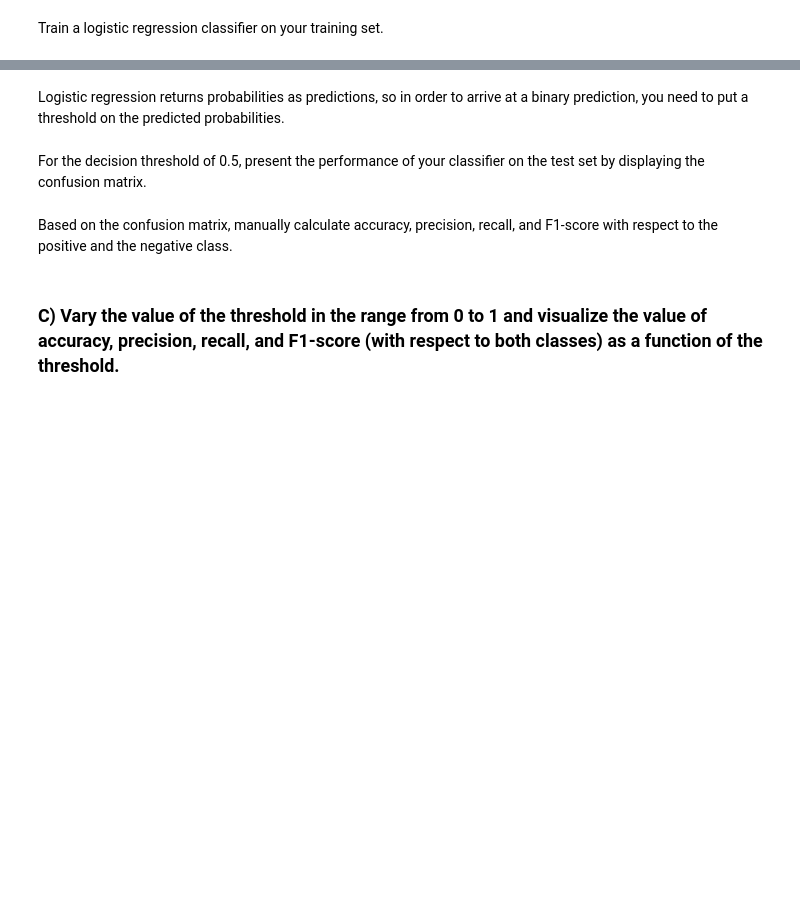
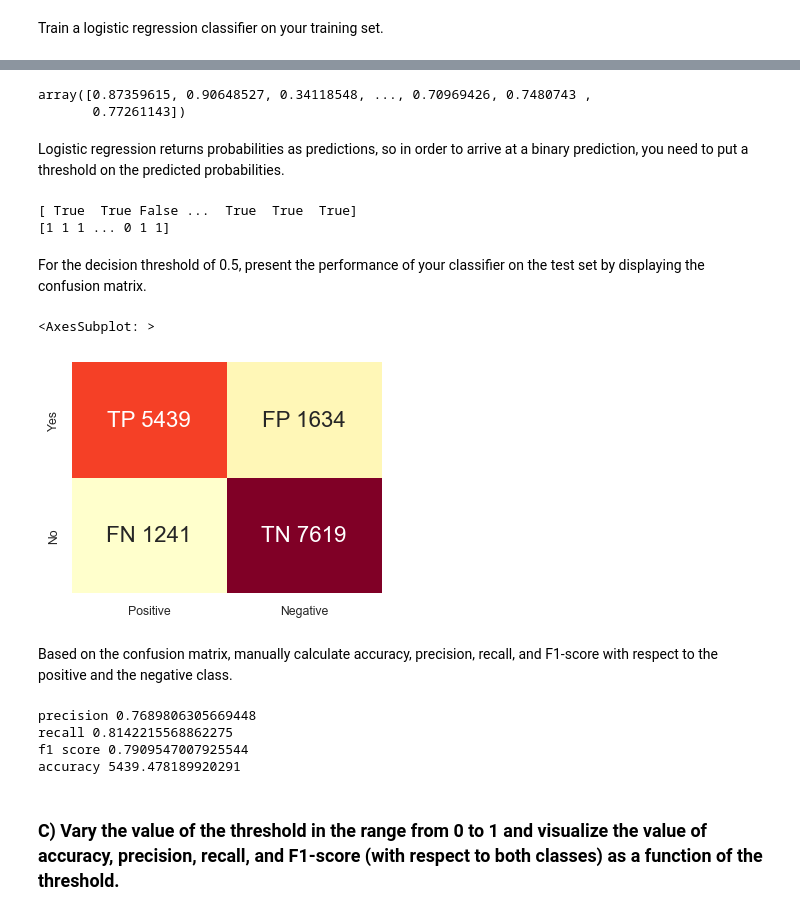
Before and after one commit to rureddish/ADA_Course_Material, a Jupyter notebook: Tutorials/07 - Applied ML/AppliedML.ipynb, the cells around one changed output, grey strips where cells are left out. Saved outputs shown, nothing was run; the diff lists cells and outputs as text; code cells hidden in the pictures; blank space fills up the shorter version.

```diff
--- a/Tutorials/07 - Applied ML/AppliedML.ipynb
+++ b/Tutorials/07 - Applied ML/AppliedML.ipynb
@@ -51,3 +72,5 @@ original_data.head()
+# %%
+original_data = original_data.dropna()
 # %% [markdown]
 Convert categorical features to dummy variables
 # %%
@@ -104,6 +127,6 @@ X_cols = ['age_upon_outcome_(years)', 'age_upon_intake_(years)', 'intake_year',
        'sex_upon_intake_Spayed Female', 'sex_upon_intake_Unknown']
 
 X = df[X_cols]
-y = df[y_col]
+y = df[y_col].to_numpy().ravel()
 
 X_train, X_test, y_train, y_test = train_test_split(X, y, test_size=0.20, random_state=42)
@@ -148 +146,3 @@ AttributeError: 'DataFrame' object has no attribute 'ravel'
+# %%
+lr = LogisticRegression(solver='lbfgs',max_iter=10000)
 # %%
@@ -158,8 +171,57 @@ KeyboardInterrupt:
+# %%
+lr.predict_proba(X_test)[:,1]
+# %% [output]
+array([0.87359615, 0.90648527, 0.34118548, ..., 0.70969426, 0.7480743 ,
+       0.77261143])
 # %% [markdown]
 Logistic regression returns probabilities as predictions, so in order to arrive at a binary prediction, you need to put a threshold on the predicted probabilities.
+# %%
+lr.fit(X_train,y_train)
+# predict probabilities with a treshold of 0.7
+y_pred = lr.predict_proba(X_test)[:,1] > 0.5
+print(y_pred)
+print(y_test)
+# %% [output]
+[ True  True False ...  True  True  True]
+[1 1 1 ... 0 1 1]
 # %% [markdown]
 For the decision threshold of 0.5, present the performance of your classifier on the test set by displaying the confusion matrix.
+# %%
+TP = ((y_pred == 1) & (y_test == 1)).sum()
+TN = ((y_pred == 0) & (y_test == 0)).sum()
+FP = ((y_pred == 1) & (y_test == 0)).sum()
+FN = ((y_pred == 0) & (y_test == 1)).sum()
+
+def plot_confusion_matrix(confusion_matrix):
+    [[TP, FP],[FN, TN]] = confusion_matrix
+    label = np.asarray([['TP {}'.format(TP), 'FP {}'.format(FP)],
+                        ['FN {}'.format(FN), 'TN {}'.format(TN)]])
+
+    df_cm = pd.DataFrame(confusion_matrix, index=['Yes', 'No'], columns=['Positive', 'Negative'])
+
+    return sns.heatmap(df_cm, cmap='YlOrRd', annot=label, annot_kws={"size": 16}, cbar=False, fmt='')
+
+plt.figure(figsize = (4,3))
+plot_confusion_matrix([[TP, FP],[FN, TN]])
+# %% [output]
+<AxesSubplot: >
+[figure, added]
 # %% [markdown]
 Based on the confusion matrix, manually calculate accuracy, precision, recall, and F1-score with respect to the positive and the negative class.
+# %%
+# precision and recall for y_pred and y_test
+precision = TP/(TP+FP)
+recall = TP/(TP+FN)
+f1 = 2/(1/precision + 1/recall)
+accuracy = TP + TN / (TP + TN + FP + FN)
+print("precision", precision)
+print("recall", recall)
+print("f1 score", f1)
+print("accuracy", accuracy)
+# %% [output]
+precision 0.7689806305669448
+recall 0.8142215568862275
+f1 score 0.7909547007925544
+accuracy 5439.478189920291
 # %% [markdown]
 ### C) Vary the value of the threshold in the range from 0 to 1 and visualize the value of accuracy, precision, recall, and F1-score (with respect to both classes) as a function of the threshold.
```
Also changed, not shown: parts of 28 cells of this notebook, 1 other file.
